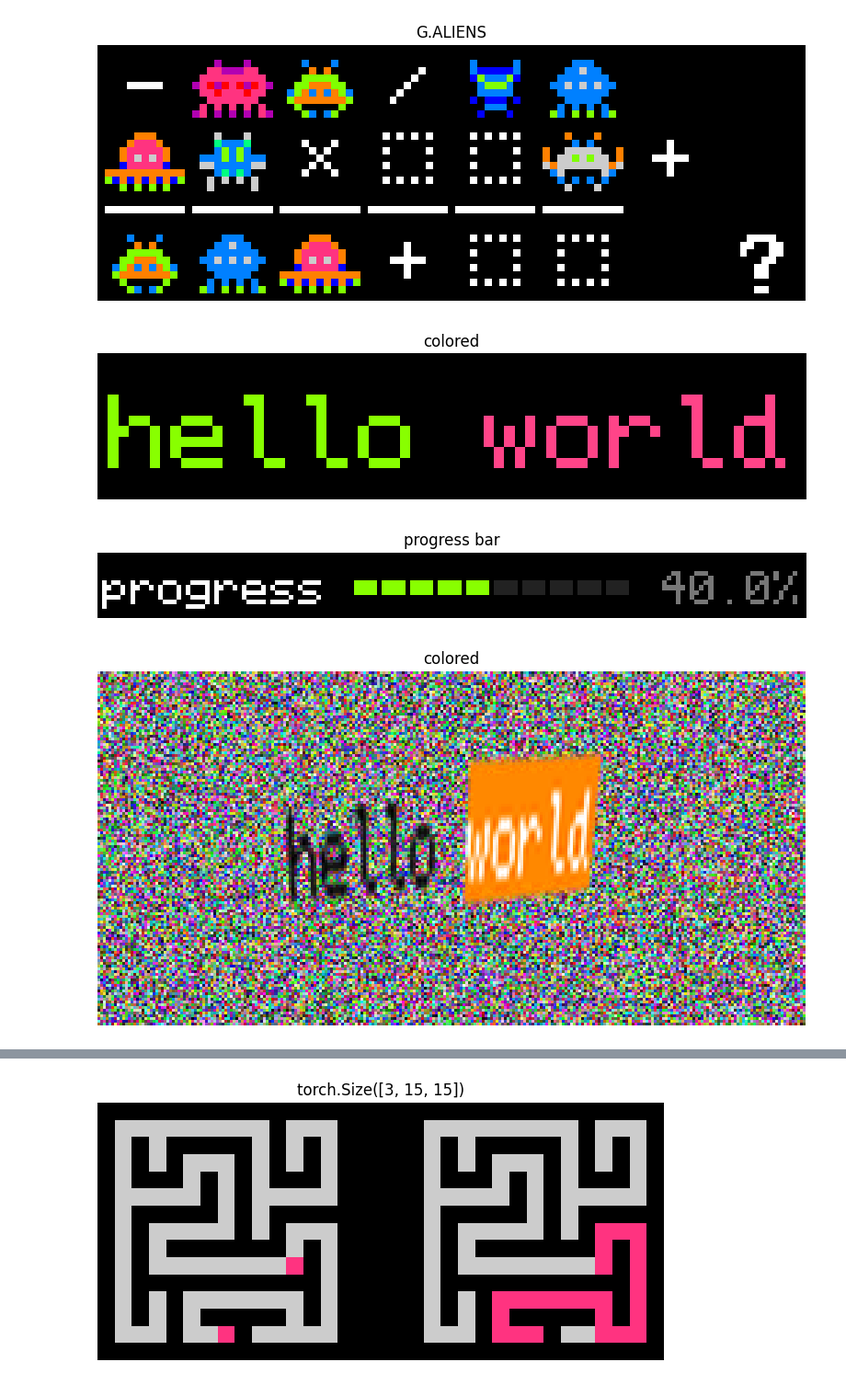
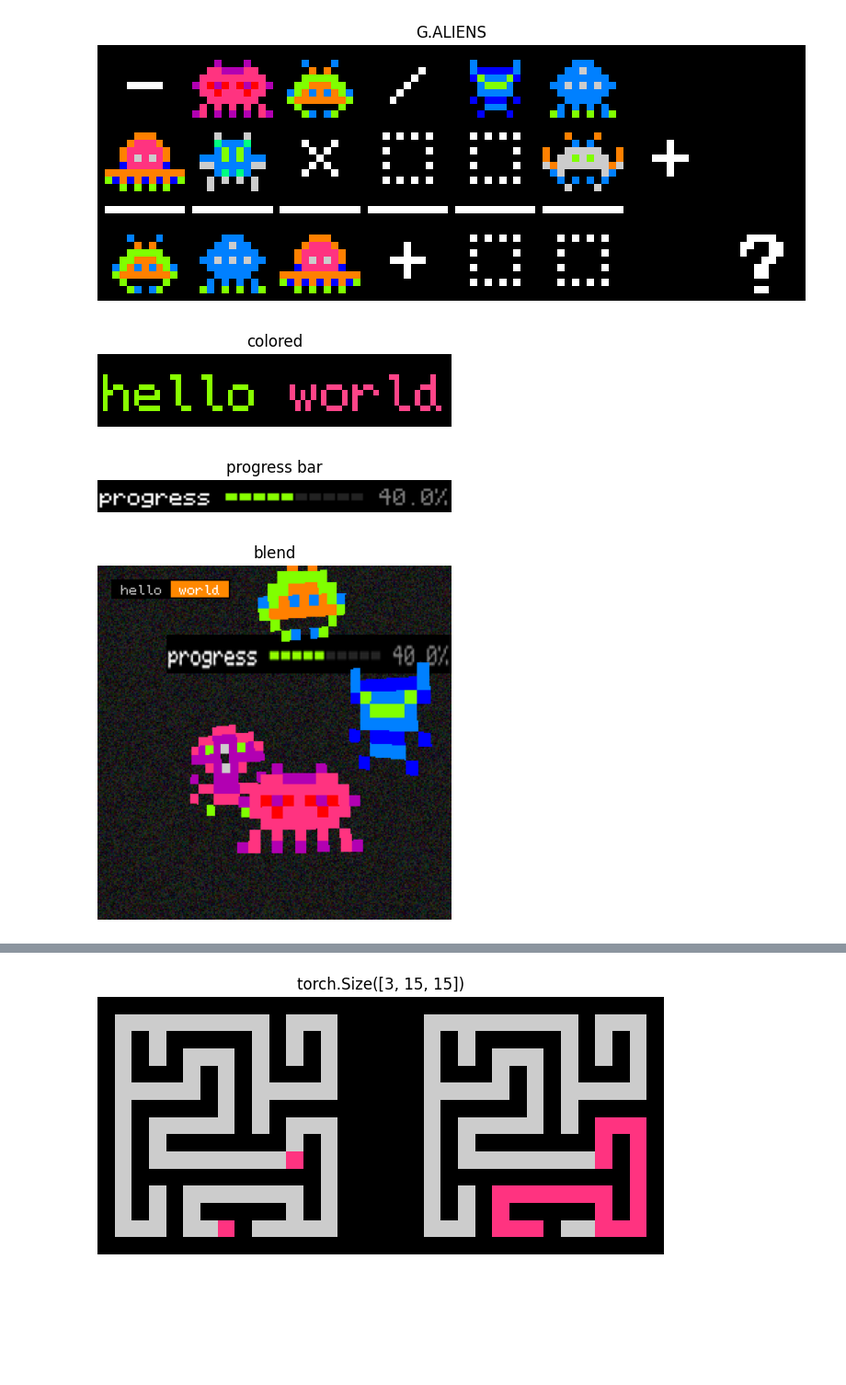
Before and after one commit to limitz/nnx, a Jupyter notebook: examples/Graphics.Text.ipynb, the cells around one changed output, grey strips where cells are left out. Shown at 92% size. Saved outputs shown, nothing was run; the diff lists cells and outputs as text; code cells hidden in the pictures; blank space fills up the shorter version.

```diff
--- a/examples/Graphics.Text.ipynb
+++ b/examples/Graphics.Text.ipynb
@@ -45,23 +46,31 @@ G.plot(image, width=10, title="G.ALIENS")
 [figure]
 # %%
 image = G.render_text("<lime>hello <pink>world</>")
-G.plot(image, width=10, title="colored")
+G.plot(image, width=5, title="colored")
 
 progress = console.ProgressBar(100, title="progress")
 progress.value = 40
-image = G.render_text(progress)
-G.plot(image, width=10, title="progress bar")
+progress = G.render_text(progress)
+G.plot(progress, width=5, title="progress bar")
 
-image = G.render_text("<#111>hello <white~orange>world</>")
-dst = torch.rand(3,128,256)
-theta = torch.eye(3) * 2 + torch.randn(3,3)*0.3
-theta[-1,-1] = 1
-image = G.blend(dst, image, theta, alpha=(0,0,0.), mode="bicubic")
-G.plot(image, width=10, title="colored")
+image = G.render_text("<#BBB> hello <white~orange> world </>")
+dst = torch.rand(3,256,256)*0.2
+dst = G.blend(dst, image, (10,10), mode="bicubic")
+dst = G.blend(dst, progress, (50,50,50+progress.shape[-2]*2,50+progress.shape[-1]*2), mode="bicubic")
+
+
+for i in range(4):
+    image = G.render_text(i, font=G.ALIENS)
+    matrix = torch.eye(3) * 3 + torch.randn(3,3) * 0.2
+    matrix[:2,-1] = torch.randn(2)*2
+    matrix[-1,-1]=1
+    matrix = P.unshear(matrix)
+    dst = G.blend(dst, image, matrix, alpha=(0,0,0.), mode="nearest")
+G.plot(dst, width=5, title="blend")
 # %% [output]
-[figure, old version]
+[figure, new version]
-[figure, old version]
+[figure, new version]
-[figure, old version]
+[figure, new version]
 # %%
 from nnx.graphics.sudoku import render_sudoku
 import random
```
Also changed, not shown: parts of 2 cells of this notebook.
